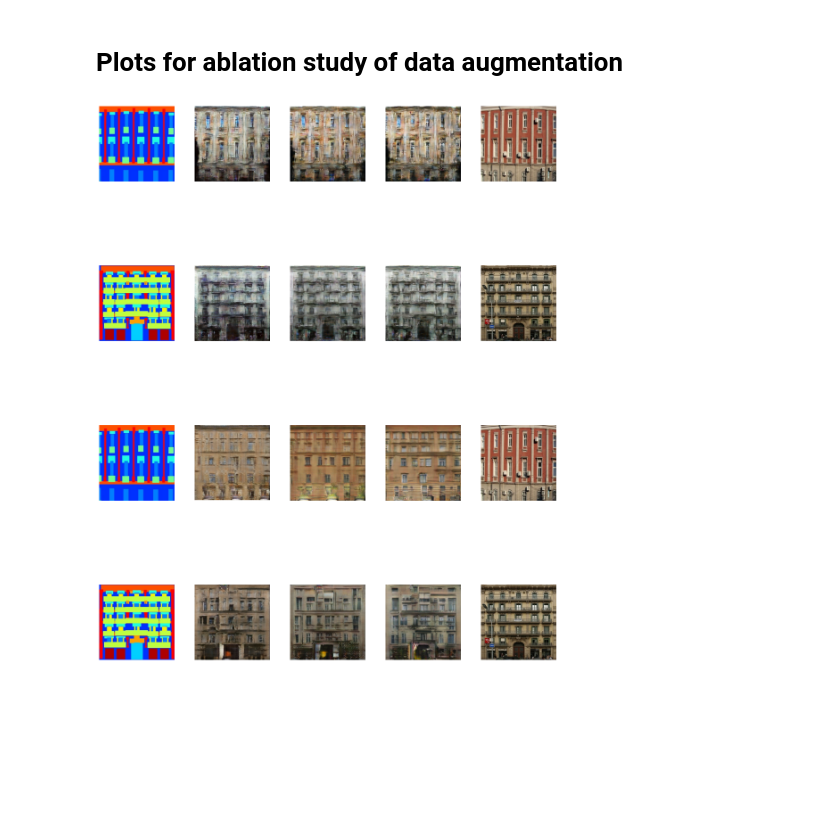
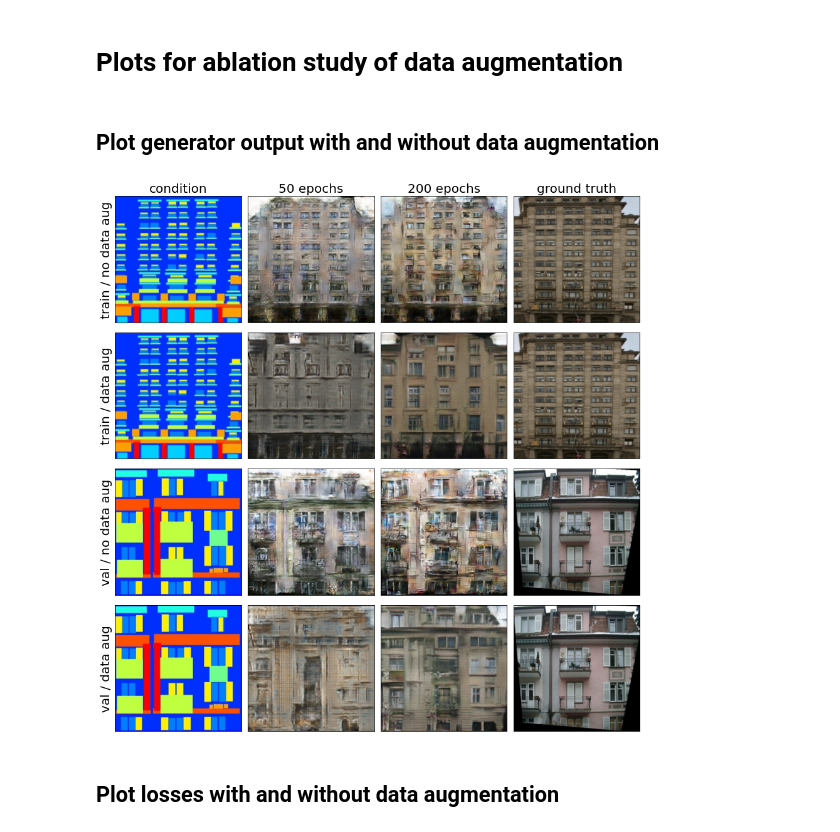
Before and after one commit to hugoartigas/pix2pix, a Jupyter notebook: plots_da.ipynb, the cells around one changed output. Drawn from its saved outputs; the diff is of its cells as text; code cells hidden in the pictures; blank space fills up the shorter version.

Commit message:
finished plots for da

```diff
--- a/plots_da.ipynb
+++ b/plots_da.ipynb
@@ -21,32 +19,52 @@ p2p = model.Pix2Pix().to(utils.device)
+# %% [markdown]
+## Plot generator output with and without data augmentation
 # %%
 # get training and validation inputs
-input_train, real_train = datasets['train'].__getitem__(1)
-input_val, real_val = datasets['val'].__getitem__(23)
+input_train, real_train = datasets['train'].__getitem__(4)
+input_val, real_val = datasets['val'].__getitem__(8)
 # %%
-fig, axs = plt.subplots(nrows = 4, ncols = 5, figsize=(15,20))
-plt.tight_layout()
+# load model
+p2p = model.Pix2Pix().to(utils.device)
+
+fig, axs = plt.subplots(nrows = 4, ncols = 4, figsize=(15,20))
 
 # disable all axis
 for ax in axs.flatten():
-    ax.axis('off')
+    ax.set_xticks([])
+    ax.set_yticks([])
 
 axs[0, 0].imshow(np.clip(input_train.permute(1,2,0).detach().cpu().numpy(), 0, 1))
-axs[1, 0].imshow(np.clip(input_val.permute(1,2,0).detach().cpu().numpy(), 0, 1))
-axs[2, 0].imshow(np.clip(input_train.permute(1,2,0).detach().cpu().numpy(), 0, 1))
+axs[2, 0].imshow(np.clip(input_val.permute(1,2,0).detach().cpu().numpy(), 0, 1))
+axs[1, 0].imshow(np.clip(input_train.permute(1,2,0).detach().cpu().numpy(), 0, 1))
 axs[3, 0].imshow(np.clip(input_val.permute(1,2,0).detach().cpu().numpy(), 0, 1))
+axs[0, 0].set_ylabel('train / no data aug', size=20)
+axs[2, 0].set_ylabel('val / no data aug', size=20)
+axs[1, 0].set_ylabel('train / data aug', size=20)
+axs[3, 0].set_ylabel('val / data aug', size=20)
 
-axs[0, 4].imshow(np.clip(real_train.permute(1,2,0).detach().cpu().numpy(), 0, 1))
-axs[1, 4].imshow(np.clip(real_val.permute(1,2,0).detach().cpu().numpy(), 0, 1))
-axs[2, 4].imshow(np.clip(real_train.permute(1,2,0).detach().cpu().numpy(), 0, 1))
-axs[3, 4].imshow(np.clip(real_val.permute(1,2,0).detach().cpu().numpy(), 0, 1))
+axs[0, 3].imshow(np.clip(real_train.permute(1,2,0).detach().cpu().numpy(), 0, 1))
+axs[2, 3].imshow(np.clip(real_val.permute(1,2,0).detach().cpu().numpy(), 0, 1))
+axs[1, 3].imshow(np.clip(real_train.permute(1,2,0).detach().cpu().numpy(), 0, 1))
+axs[3, 3].imshow(np.clip(real_val.permute(1,2,0).detach().cpu().numpy(), 0, 1))
 
 for i, da_mode in enumerate(['', 'da_']):
-        for k, ep in enumerate(range(79,200,60)):
+        for k, ep in enumerate(range(59,200,140)):
             p2p.load_state_dict(torch.load(utils.weights_path + '/' + 'facades_long_' + da_mode + 'ep' + str(ep) + '.pkl'))
             for j, mode in enumerate(['train', 'val']):
                 pred_train = p2p.generator(input_train.to(utils.device)[None, :])[0]
                 pred_val = p2p.generator(input_val.to(utils.device)[None, :])[0]
-                axs[2*i, 1 + k].imshow(np.clip(pred_train.permute(1,2,0).detach().cpu().numpy(), 0, 1))
-                axs[2*i + 1, 1 + k].imshow(np.clip(pred_val.permute(1,2,0).detach().cpu().numpy(), 0, 1))
+                axs[i, 1 + k].imshow(np.clip(pred_train.permute(1,2,0).detach().cpu().numpy(), 0, 1))
+                axs[i + 2, 1 + k].imshow(np.clip(pred_val.permute(1,2,0).detach().cpu().numpy(), 0, 1))
+
+axs[0, 0].set_title('condition', size=20)
+axs[0, 1].set_title('50 epochs', size=20)
+axs[0, 2].set_title('200 epochs', size=20)
+axs[0, 3].set_title('ground truth', size=20)
+
+plt.subplots_adjust(wspace=0.05, hspace=-0.5)
+plt.savefig(utils.plots_path + '/plot_da_images.png')
+plt.show()
 # %% [output]
-[figure, old version]
+[figure, new version]
+# %% [markdown]
+## Plot losses with and without data augmentation
```
Also changed, not shown: parts of 4 cells of this notebook, 4 other files.
